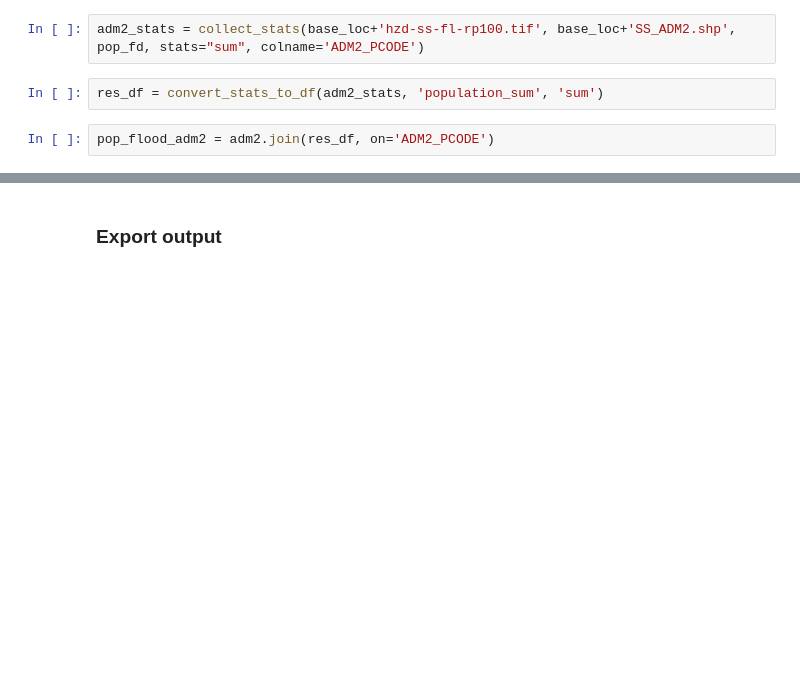
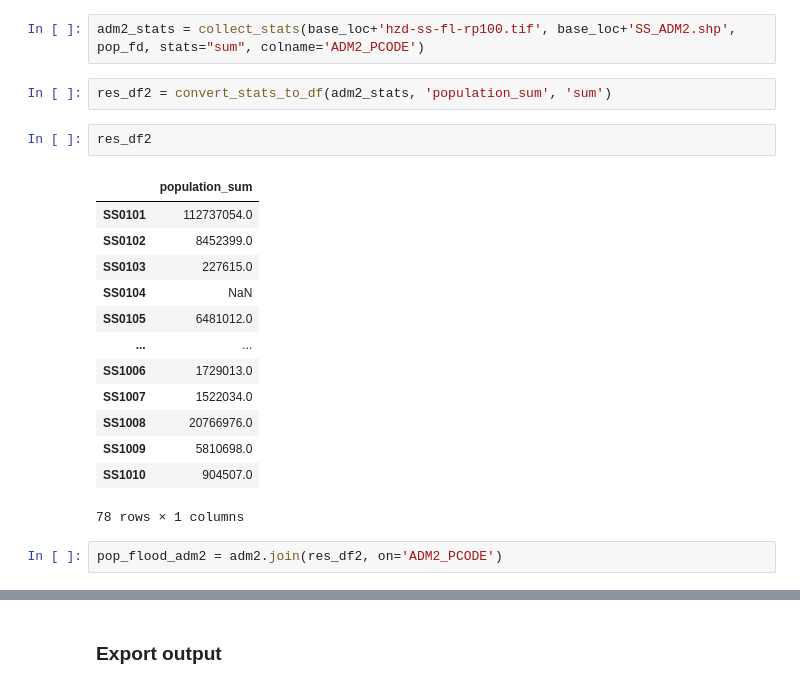
Before and after one commit to sabgis1968/rdl-pyTools, a Jupyter notebook: ss-fl-pop.ipynb, the cells around one changed output, grey strips where cells are left out. Cells and saved outputs as stored; diff of their text form; blank space fills up the shorter version.

```diff
--- a/ss-fl-pop.ipynb
+++ b/ss-fl-pop.ipynb
@@ -217,7 +235,23 @@ Summary for ADM2 level - zonal statistics
 # %%
 adm2_stats = collect_stats(base_loc+'hzd-ss-fl-rp100.tif', base_loc+'SS_ADM2.shp', pop_fd, stats="sum", colname='ADM2_PCODE')
 # %%
-res_df = convert_stats_to_df(adm2_stats, 'population_sum', 'sum')
+res_df2 = convert_stats_to_df(adm2_stats, 'population_sum', 'sum')
+# %%
+res_df2
+# %% [output]
+|  | population_sum |
+| SS0101 | 112737054.0 |
+| SS0102 | 8452399.0 |
+| SS0103 | 227615.0 |
+| SS0104 | NaN |
+| SS0105 | 6481012.0 |
+| ... | ... |
+| SS1006 | 1729013.0 |
+| SS1007 | 1522034.0 |
+| SS1008 | 20766976.0 |
+| SS1009 | 5810698.0 |
+| SS1010 | 904507.0 |
+78 rows × 1 columns
 # %%
-pop_flood_adm2 = adm2.join(res_df, on='ADM2_PCODE')
+pop_flood_adm2 = adm2.join(res_df2, on='ADM2_PCODE')
 # %%
```
Also changed, not shown: parts of 8 cells of this notebook.
